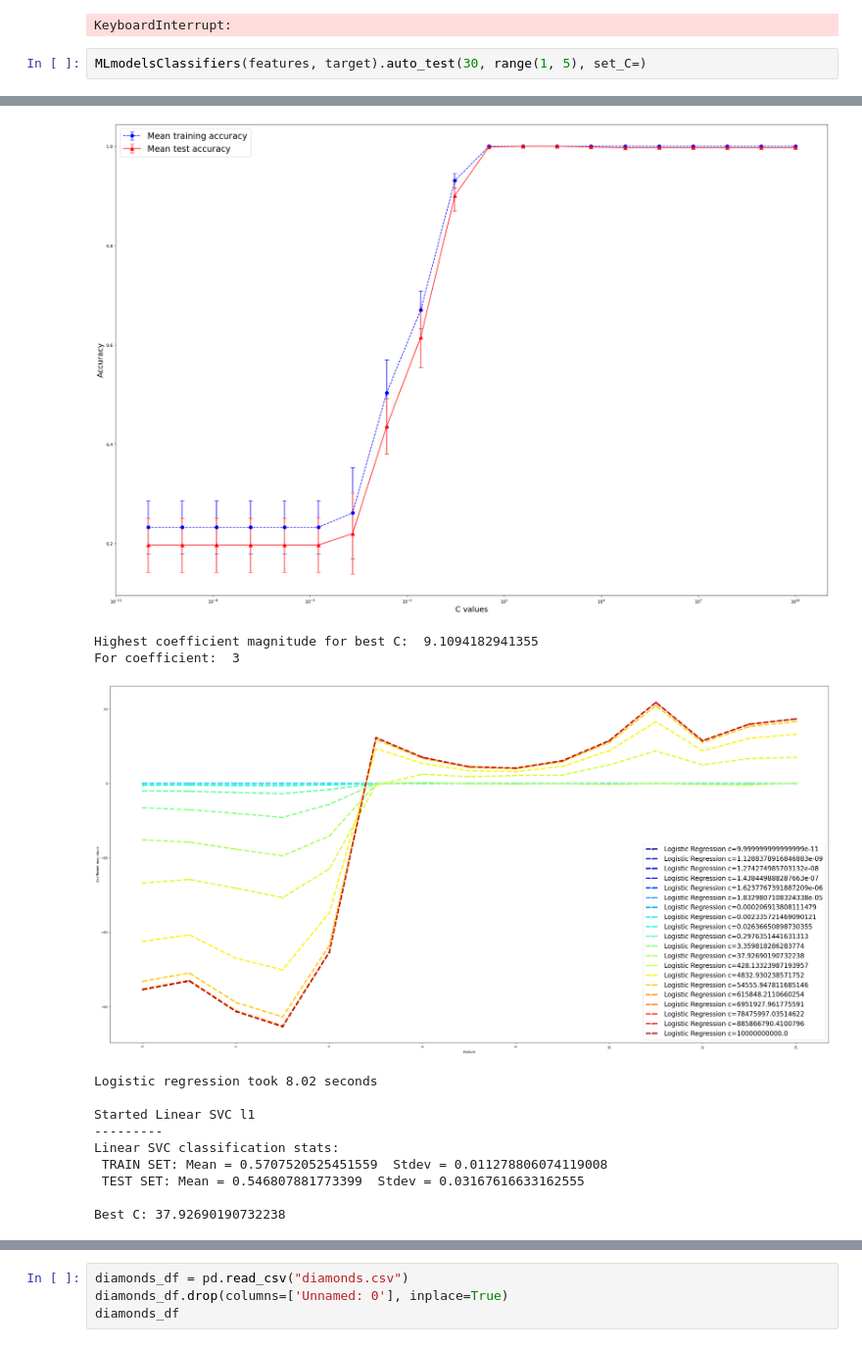
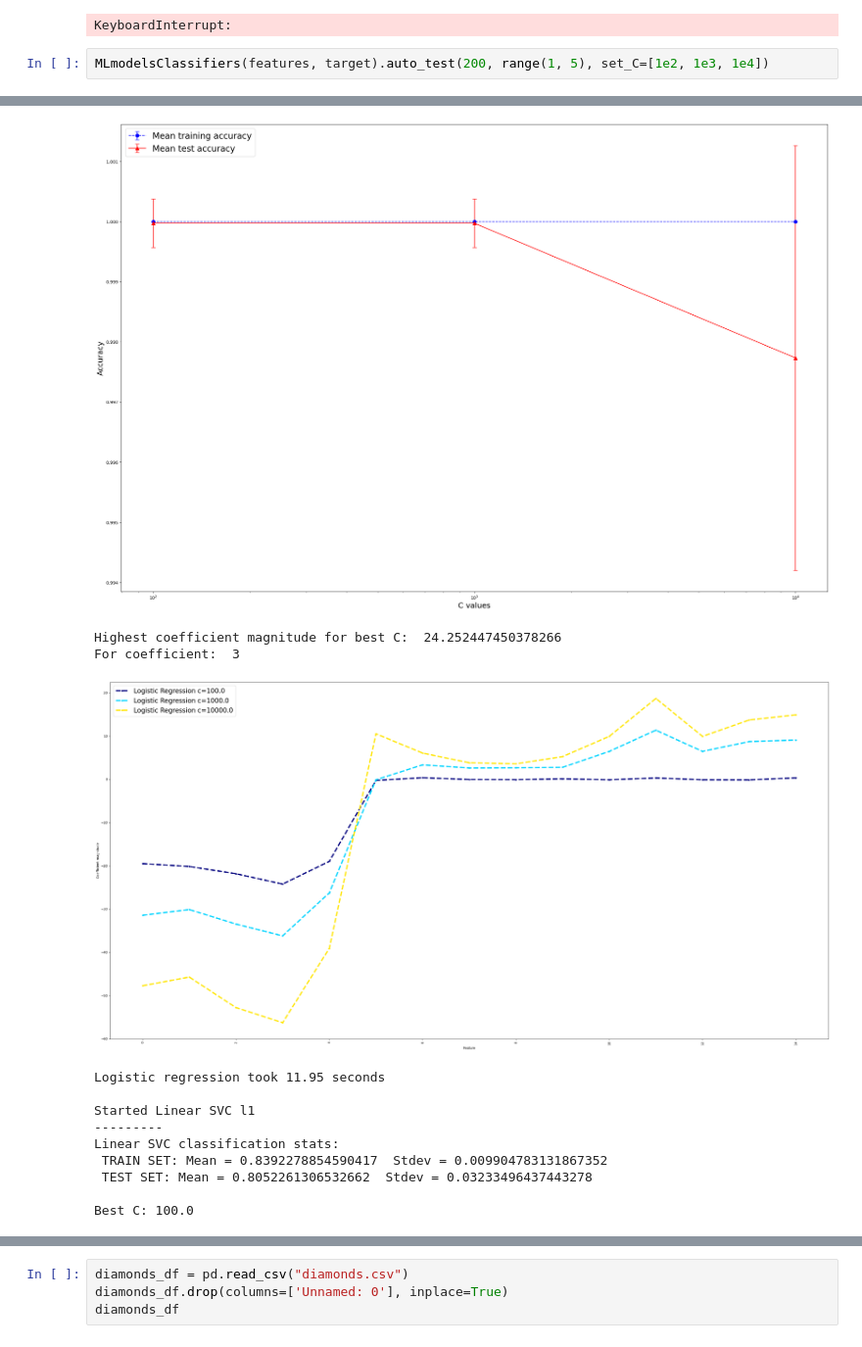
Before and after one commit to BSDSBA-Jared/Simple-AutoML, a Jupyter notebook: AutoML.ipynb, the cells around one changed output, grey strips where cells are left out. Shown at 98% size. Cells and saved outputs as stored; diff of their text form.

Commit message:
Minor changes here and there, added a few additional test results

```diff
--- a/AutoML.ipynb
+++ b/AutoML.ipynb
@@ -892,7 +902,7 @@ Linear Regression took 0.66 seconds
 Started ridge regression
 KeyboardInterrupt:
 # %%
-MLmodelsClassifiers(features, target).auto_test(30, range(1, 5), set_C=)
+MLmodelsClassifiers(features, target).auto_test(200, range(1, 5), set_C=[1e2, 1e3, 1e4])
 # %% [output]
 Running AutoML Pipeline...
 
@@ -906,13 +916,13 @@ Best C: 3.359818286283774
-[figure, old version]
+[figure, new version]
-Highest coefficient magnitude for best C:  9.1094182941355
+Highest coefficient magnitude for best C:  24.252447450378266
 For coefficient:  3
-[figure, old version]
+[figure, new version]
-Logistic regression took 8.02 seconds
+Logistic regression took 11.95 seconds
 
 Started Linear SVC l1
 ---------
 Linear SVC classification stats:
- TRAIN SET: Mean = 0.5707520525451559  Stdev = 0.011278806074119008
- TEST SET: Mean = 0.546807881773399  Stdev = 0.03167616633162555
+ TRAIN SET: Mean = 0.8392278854590417  Stdev = 0.009904783131867352
+ TEST SET: Mean = 0.8052261306532662  Stdev = 0.03233496437443278
 
-Best C: 37.92690190732238
+Best C: 100.0
```
Also changed, not shown: parts of 5 cells of this notebook.
